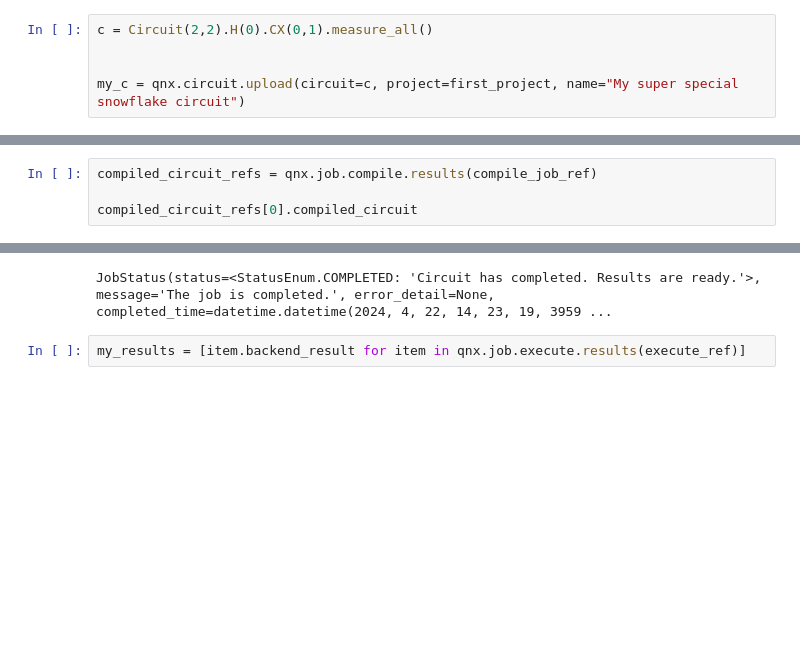
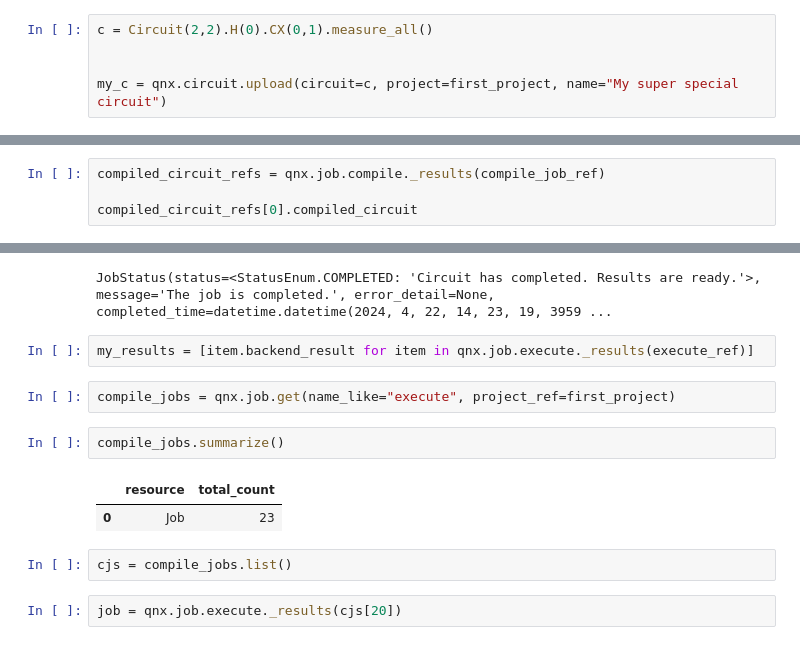
Before and after one commit to CQCL/qnexus, a Jupyter notebook: example_notebooks/demo_notebook.ipynb, the cells around one changed output, grey strips where cells are left out. Saved outputs shown, nothing was run; the diff lists cells and outputs as text; blank space fills up the shorter version.

```diff
--- a/example_notebooks/demo_notebook.ipynb
+++ b/example_notebooks/demo_notebook.ipynb
@@ -27,7 +27,7 @@ second_project = qnx.project.get_only(id="ee9464fc-8e50-4394-8c05-d05d8974a464")
 c = Circuit(2,2).H(0).CX(0,1).measure_all()
 
 
-my_c = qnx.circuit.upload(circuit=c, project=first_project, name="My super special snowflake circuit")
+my_c = qnx.circuit.upload(circuit=c, project=first_project, name="My super special circuit")
 # %%
 with qnx.context.using_project(second_project):
     compile_job  = qnx.compile(
@@ -112,7 +112,7 @@ qnx.job.wait_for(compile_job_ref)
 # %% [output]
 JobStatus(status=<StatusEnum.COMPLETED: 'Circuit has completed. Results are ready.'>, message='The job is completed.', error_detail=None, completed_time=datetime.datetime(2024, 4, 22, 14, 23, 3, 54701 ...
 # %%
-compiled_circuit_refs = qnx.job.compile.results(compile_job_ref)
+compiled_circuit_refs = qnx.job.compile._results(compile_job_ref)
 
 compiled_circuit_refs[0].compiled_circuit
 # %% [output]
@@ -130,4 +130,15 @@ await qnx.job.listen_job_status(execute_ref)
 # %% [output]
 JobStatus(status=<StatusEnum.COMPLETED: 'Circuit has completed. Results are ready.'>, message='The job is completed.', error_detail=None, completed_time=datetime.datetime(2024, 4, 22, 14, 23, 19, 3959 ...
 # %%
-my_results = [item.backend_result for item in qnx.job.execute.results(execute_ref)]
+my_results = [item.backend_result for item in qnx.job.execute._results(execute_ref)]
+# %%
+compile_jobs = qnx.job.get(name_like="execute", project_ref=first_project)
+# %%
+compile_jobs.summarize()
+# %% [output]
+|  | resource | total_count |
+| 0 | Job | 23 |
+# %%
+cjs = compile_jobs.list()
+# %%
+job = qnx.job.execute._results(cjs[20])
```
Also changed, not shown: parts of 5 cells of this notebook, 16 other files.
